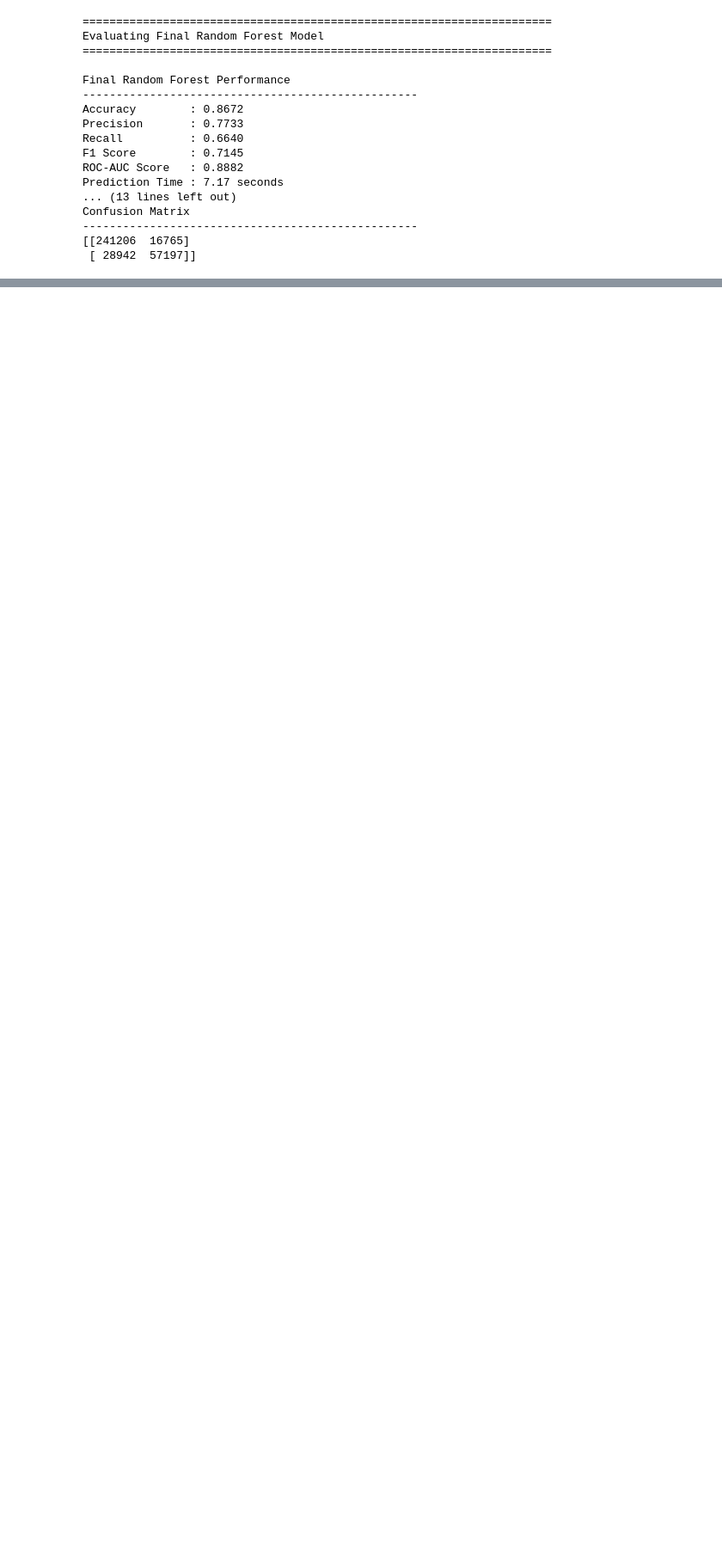
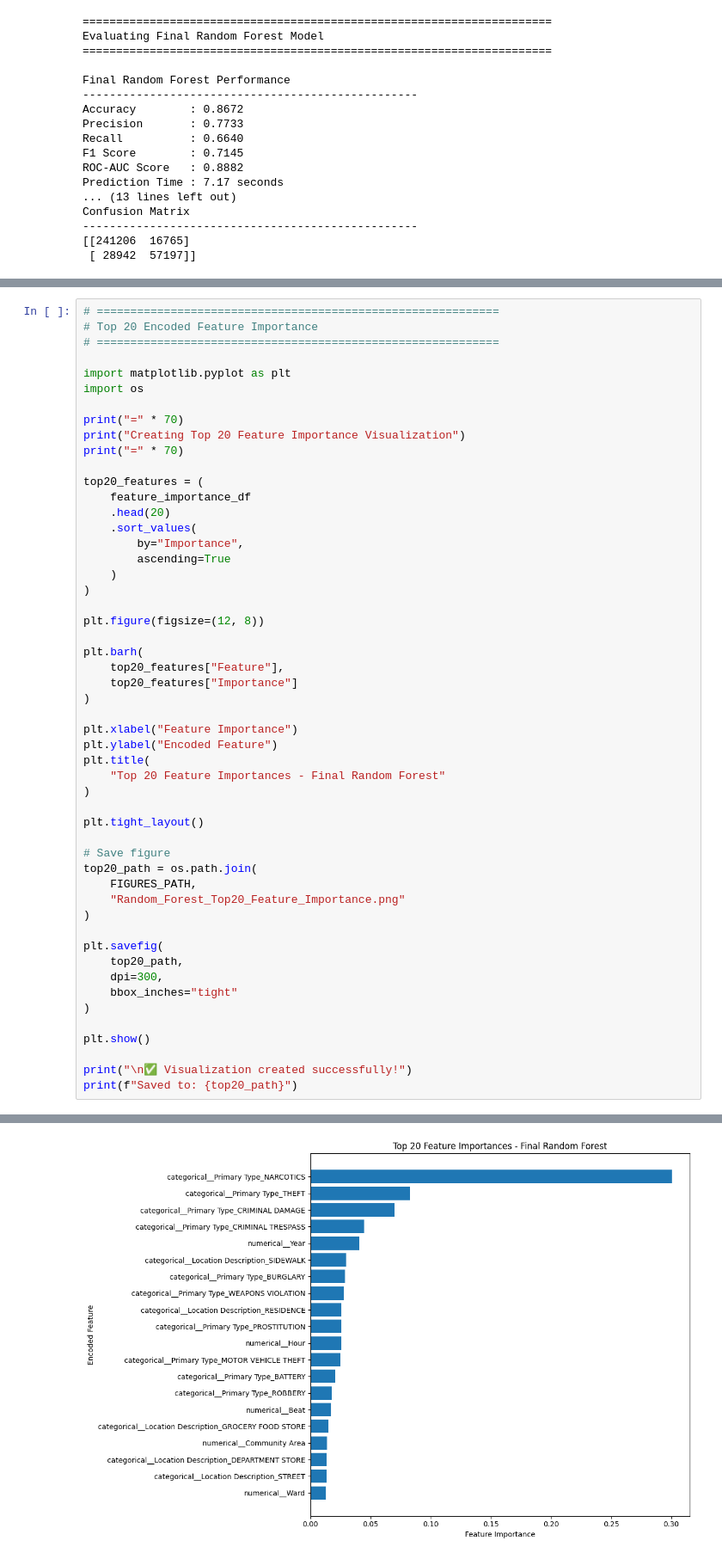
Before and after one commit to arnavon2005/Army_Provost_ML_Project, a Jupyter notebook: 05_Machine_Learning_Modeling.ipynb, the cells around one changed output, grey strips where cells are left out. Shown at 86% size. Cells and saved outputs as stored; diff of their text form; blank space fills up the shorter version.

Commit message:
Added Random Forest feature importance analysis and visualizations

```diff
--- a/05_Machine_Learning_Modeling.ipynb
+++ b/05_Machine_Learning_Modeling.ipynb
@@ -2251,0 +2455,53 @@ Confusion Matrix
+# %%
+# ============================================================
+# Top 20 Encoded Feature Importance
+# ============================================================
+
+import matplotlib.pyplot as plt
+import os
+
+print("=" * 70)
+print("Creating Top 20 Feature Importance Visualization")
+print("=" * 70)
+
+top20_features = (
+    feature_importance_df
+    .head(20)
+    .sort_values(
+        by="Importance",
+        ascending=True
+    )
+)
+
+plt.figure(figsize=(12, 8))
+
+plt.barh(
+    top20_features["Feature"],
+    top20_features["Importance"]
+)
+
+plt.xlabel("Feature Importance")
+plt.ylabel("Encoded Feature")
+plt.title(
+    "Top 20 Feature Importances - Final Random Forest"
+)
+
+plt.tight_layout()
+
+# Save figure
+top20_path = os.path.join(
+    FIGURES_PATH,
+    "Random_Forest_Top20_Feature_Importance.png"
+)
+
+plt.savefig(
+    top20_path,
+    dpi=300,
+    bbox_inches="tight"
+)
+
+plt.show()
+
+print("\n✅ Visualization created successfully!")
+print(f"Saved to: {top20_path}")
+# %% [output]
@@ -2251,0 +2511 @@ Confusion Matrix
+[figure, added]
```
Also changed, not shown: parts of 8 cells of this notebook.
